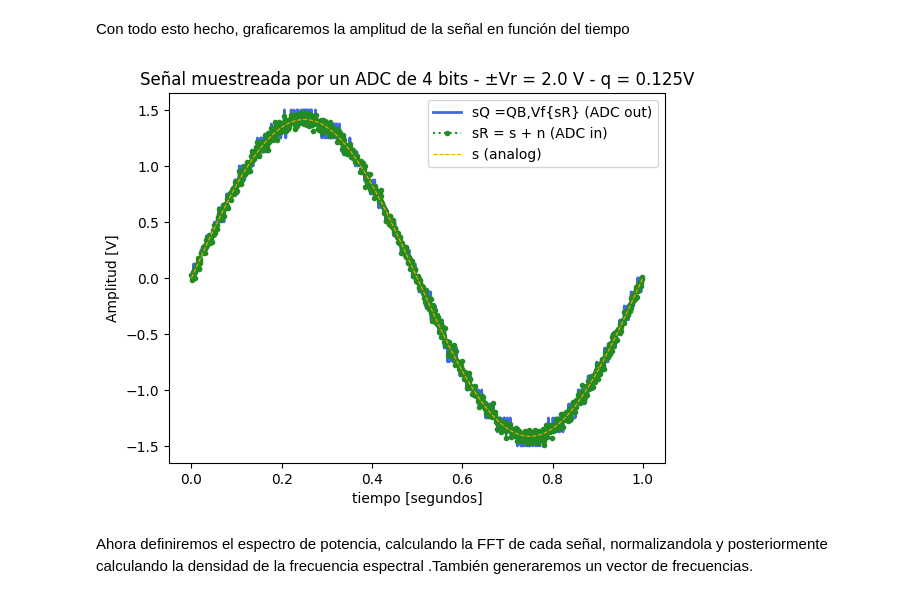
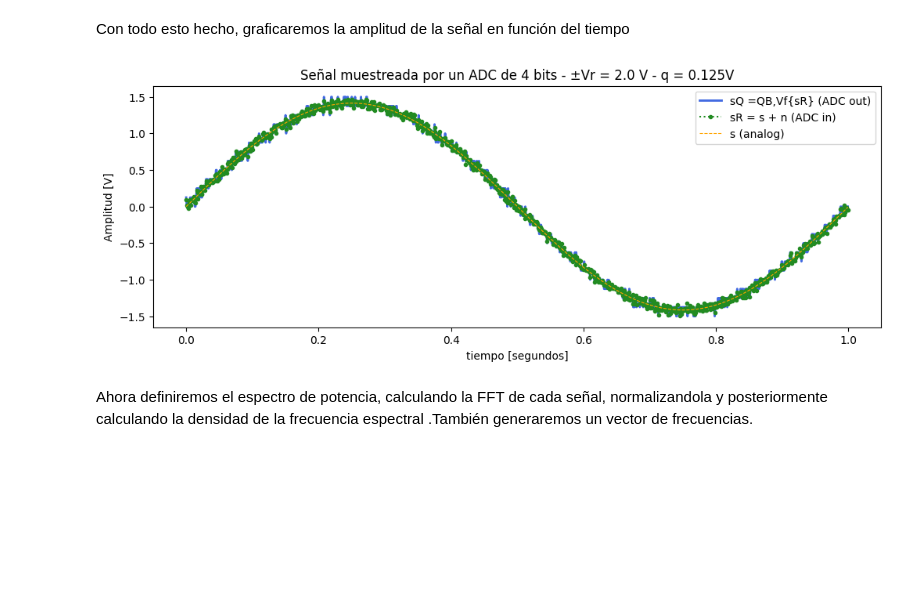
Before and after one commit to SantiagoBoente/APS, a Jupyter notebook: TS2_Santiago_Boente/TS2_Santiago_Boente.ipynb, the cells around one changed output. Cells and saved outputs as stored; diff of their text form; code cells hidden in the pictures; blank space fills up the shorter version.

```diff
--- a/TS2_Santiago_Boente/TS2_Santiago_Boente.ipynb
+++ b/TS2_Santiago_Boente/TS2_Santiago_Boente.ipynb
@@ -73,17 +73,17 @@ eq = xxq - xxpn_clip
 Con todo esto hecho, graficaremos la amplitud de la señal en función del tiempo
 # %%
 # GRÁFICO 1: Señal en el dominio del tiempo
-plt.figure()
+plt.figure(figsize=(12 , 4))
 plt.plot(tt, xxq, color = 'royalblue',label='sQ =QB,Vf{sR} (ADC out)', linewidth = 2)
 plt.plot(tt, xxpn, '.:', color = 'forestgreen',label = 'sR = s + n (ADC in)')
 plt.plot(tt, xx, '--', color = 'orange', label = 's (analog)', linewidth = 0.8)
 plt.title(f'Señal muestreada por un ADC de {B} bits - ±Vr = {vfs:.1f} V - q = {q:.3f}V')
 plt.xlabel("tiempo [segundos]")
 plt.ylabel("Amplitud [V]")
 plt.legend()
 plt.show()
 # %% [output]
-[figure, old version]
+[figure, new version]
 # %% [markdown]
 Ahora definiremos el espectro de potencia, calculando la FFT de cada señal, normalizandola y posteriormente calculando la densidad de la frecuencia espectral .También generaremos un vector de frecuencias.
 # %%
```
Also changed, not shown: parts of 14 cells of this notebook.
